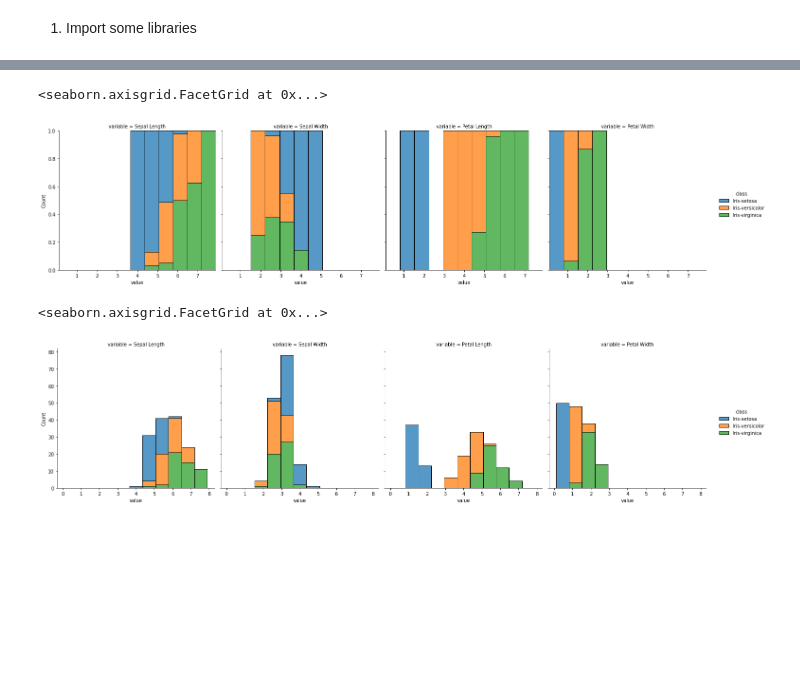
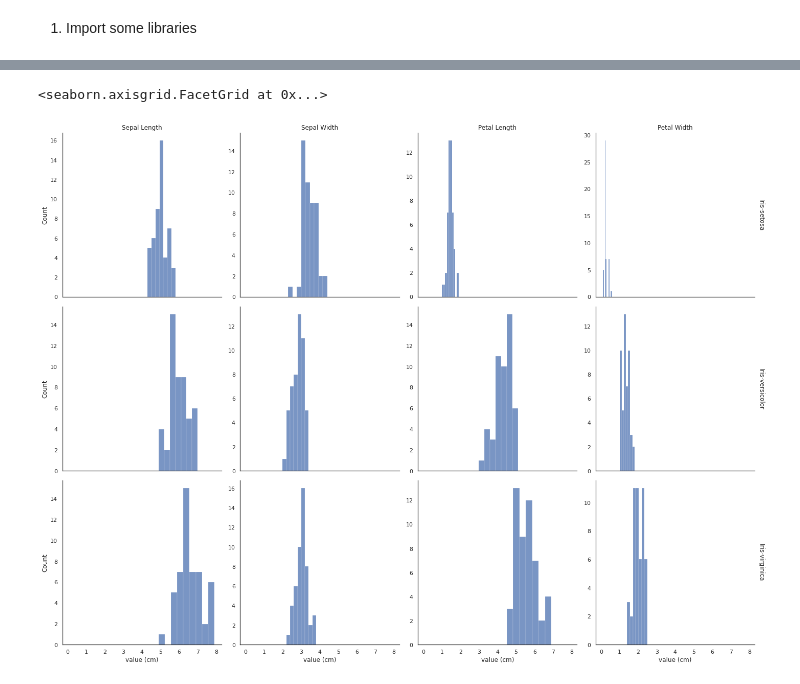
Before and after one commit to fod/pands-project2021, a Jupyter notebook: iris_analysis.ipynb, the cells around one changed output, grey strips where cells are left out. Cells and saved outputs as stored; diff of their text form; code cells hidden in the pictures; blank space fills up the shorter version.

```diff
--- a/iris_analysis.ipynb
+++ b/iris_analysis.ipynb
@@ -61,10 +73,24 @@ g.map(sns.histplot, "value")
+# %%
+sns.set_theme(style="white")
+g = sns.displot(data=iris_long,
+            x="value",
+            row="class",
+            col="variable",
+            kind="hist",
+            kde=False,
+            common_bins=False,
+            facet_kws=dict(
+                sharex=True,
+                sharey=False,
+                margin_titles=True
+            )
+           )
+g.set_axis_labels("value (cm)")
+g.set_titles(col_template="{col_name}", row_template="{row_name}")
+# %% [output]
+<seaborn.axisgrid.FacetGrid at 0x...>
+[figure, added]
 # %%
-sns.displot(data=iris_melt, x="value", hue="class", col="variable", kind="hist", multiple="fill")
+sns.displot(data=iris_long, x="value", hue="class", col="variable", kind="hist", multiple="fill")
-# %% [output]
-<seaborn.axisgrid.FacetGrid at 0x...>
-[figure, removed]
 # %%
-sns.displot(data=iris_melt, x="value", hue="class", col="variable", kind="hist", multiple="stack")
+sns.displot(data=iris_long, x="value", hue="class", col="variable", kind="hist", multiple="stack")
-# %% [output]
-<seaborn.axisgrid.FacetGrid at 0x...>
-[figure, removed]
```
Also changed, not shown: parts of 18 cells of this notebook.
